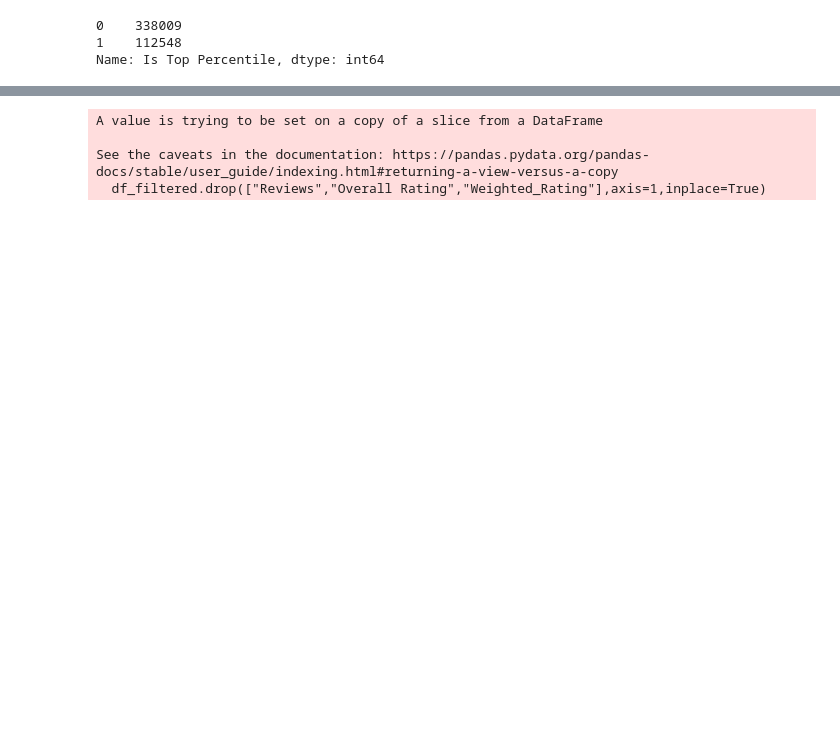
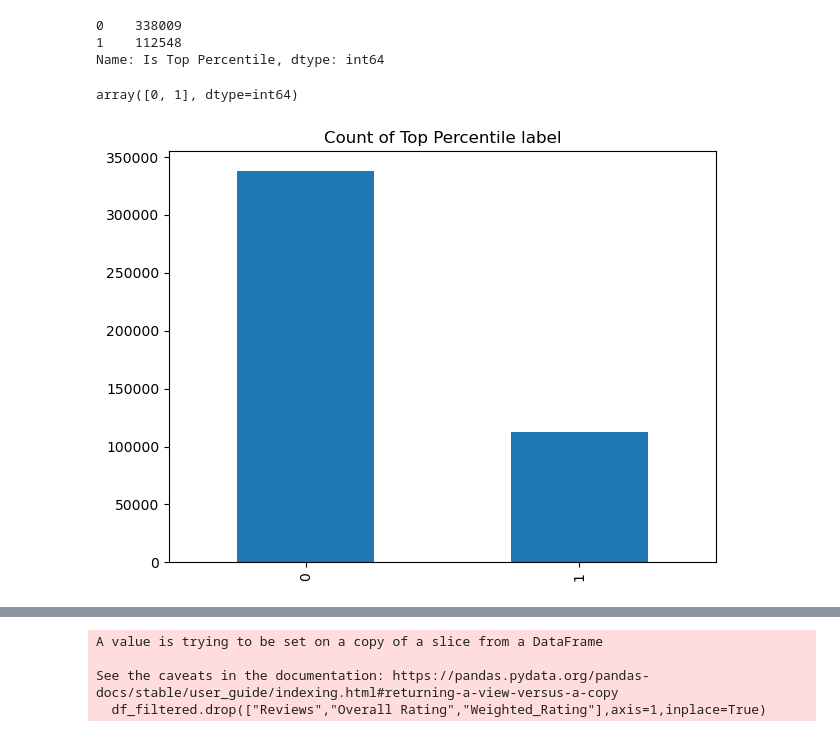
Before and after one commit to NMARGOS/ListingClassification, a Jupyter notebook: Arbnb_listings_diagnostic.ipynb, the cells around one changed output, grey strips where cells are left out. Drawn from its saved outputs; the diff is of its cells as text; code cells hidden in the pictures; blank space fills up the shorter version.

```diff
--- a/Arbnb_listings_diagnostic.ipynb
+++ b/Arbnb_listings_diagnostic.ipynb
@@ -189,3 +265,19 @@ df_filtered["Is Top Percentile"].value_counts()
 0    338009
 1    112548
 Name: Is Top Percentile, dtype: int64
+# %%
+df_filtered["Is Top Percentile"].unique()
+# %% [output]
+array([0, 1], dtype=int64)
+# %%
+
+df_filtered["Is Top Percentile"].value_counts().plot(kind="bar")
+plt.title("Count of Top Percentile label")
+plt.xticks(rotation=90)
+plt.tight_layout()
+#plt.savefig("Top_Percentile_Count.jpg") uncomment to save the figure
+plt.show()
+
+#df_filtered.isna().sum().plot.bar()
+# %% [output]
+[figure, added]
```
Also changed, not shown: parts of 98 cells of this notebook.
